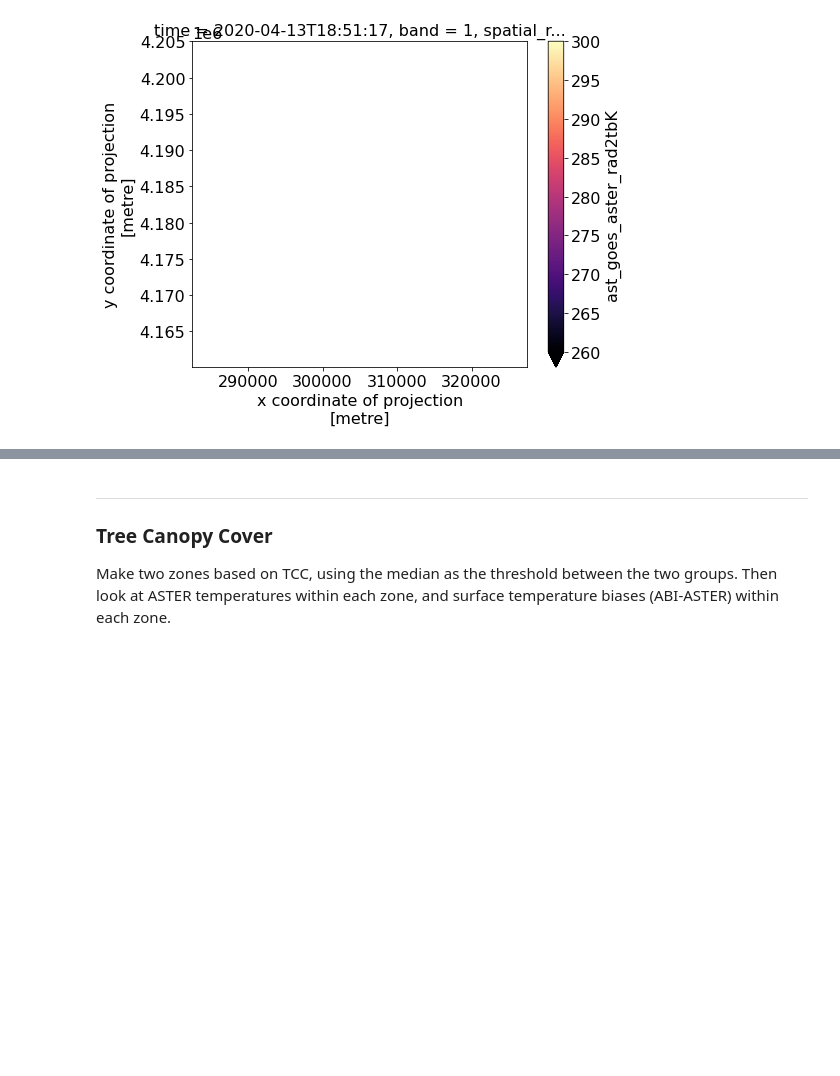
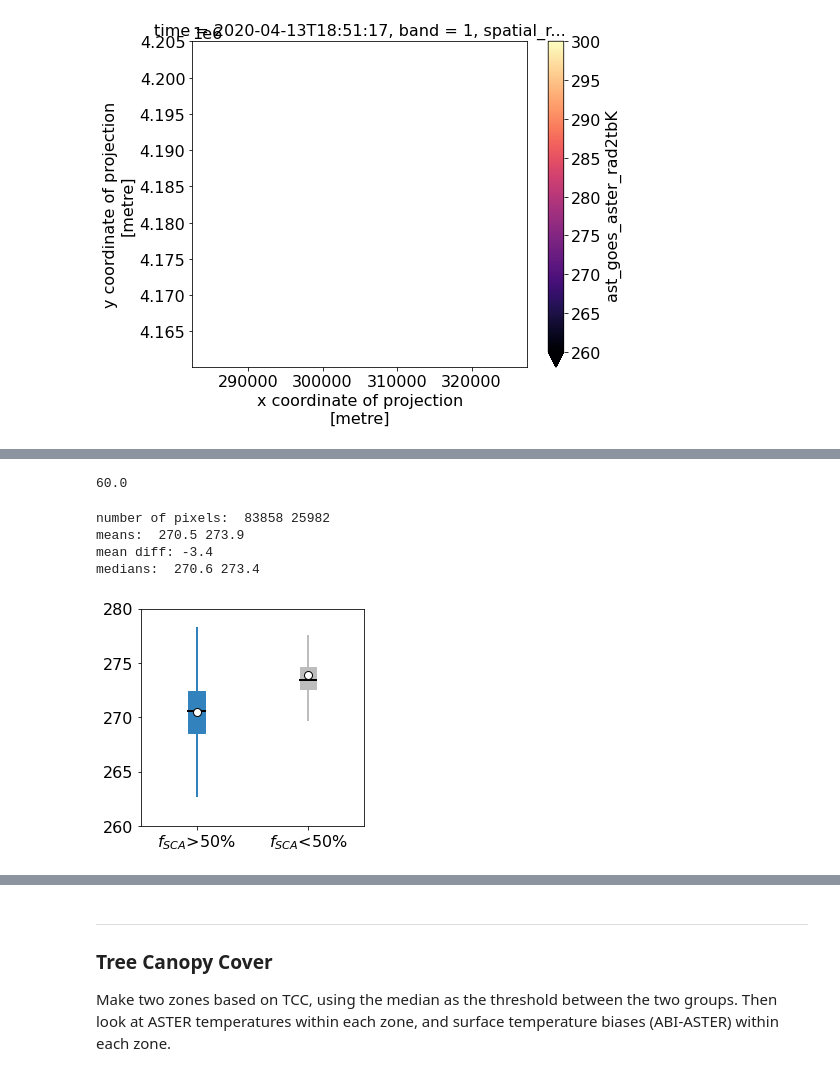
Before and after one commit to spestana/goes-cues, a Jupyter notebook: aster-terrain-boxplots.ipynb, the cells around one changed output, grey strips where cells are left out. Saved outputs shown, nothing was run; the diff lists cells and outputs as text; code cells hidden in the pictures; blank space fills up the shorter version.

```diff
--- a/aster-terrain-boxplots.ipynb
+++ b/aster-terrain-boxplots.ipynb
@@ -188,0 +203,7 @@ fraction of occluded (shaded) area (sun pov) 0.0
+# %%
+xx = ds.modscag.values.ravel()
+xx = xx[~np.isnan(xx)] # remove nans
+xx = xx[xx!=0] # remove zeros
+np.quantile(xx, 0.50) # median
+# %% [output]
+60.0
@@ -188,0 +229,58 @@ fraction of occluded (shaded) area (sun pov) 0.0
+# %%
+n=26
+
+gt_k_n = gt_k[n][~np.isnan(gt_k[n])]
+lt_k_n = lt_k[n][~np.isnan(lt_k[n])]
+
+
+plt.figure(figsize=(4,4))
+
+bplot = plt.boxplot([gt_k_n,
+                     lt_k_n],
+                     showfliers=False, showmeans=True, patch_artist=True,
+                     labels=['$f_{SCA}$>50%', '$f_{SCA}$<50%']);
+
+
+color1='#3182bd'
+color2='#bdbdbd'
+# fill with colors
+colors = [color1, color2]
+for patch, color in zip(bplot['boxes'], colors):
+    patch.set_edgecolor(color)
+    patch.set_facecolor(color)
+colors = ['k', 'k']
+for patch, color in zip(bplot['medians'], colors):
+    patch.set_color(color)
+    patch.set_linewidth(2)
+for patch, color in zip(bplot['means'], colors):
+    patch.set_markeredgecolor(color)
+    patch.set_markerfacecolor('w')
+    patch.set_marker('o')
+    patch.set_markersize(8)
+for patch, color in zip(bplot['fliers'], colors):
+    patch.set_markeredgecolor(color)
+    patch.set_markersize(1)
+    patch.set_marker('.')
+colors = [color1, color1, color2, color2]
+for patch, color in zip(bplot['whiskers'], colors):
+    patch.set_color(color)
+    patch.set_linewidth(2)
+for patch, color in zip(bplot['caps'], colors):
+    patch.set_color(color)
+    patch.set_linewidth(0)
+
+
+
+#plt.title(times[n])
+plt.ylim(260,280);
+
+print('number of pixels: ',len(gt_k_n),len(lt_k_n))
+print('means: ',np.round(np.mean(gt_k_n),1),np.round(np.mean(lt_k_n),1))
+print(f'mean diff: {np.round(np.mean(gt_k_n)-np.mean(lt_k_n),1)}')
+print('medians: ',np.round(np.median(gt_k_n),1),np.round(np.median(lt_k_n),1))
+# %% [output]
+number of pixels:  83858 25982
+means:  270.5 273.9
+mean diff: -3.4
+medians:  270.6 273.4
+[figure, added]
```
Also changed, not shown: parts of 14 cells of this notebook, 1 other file.
